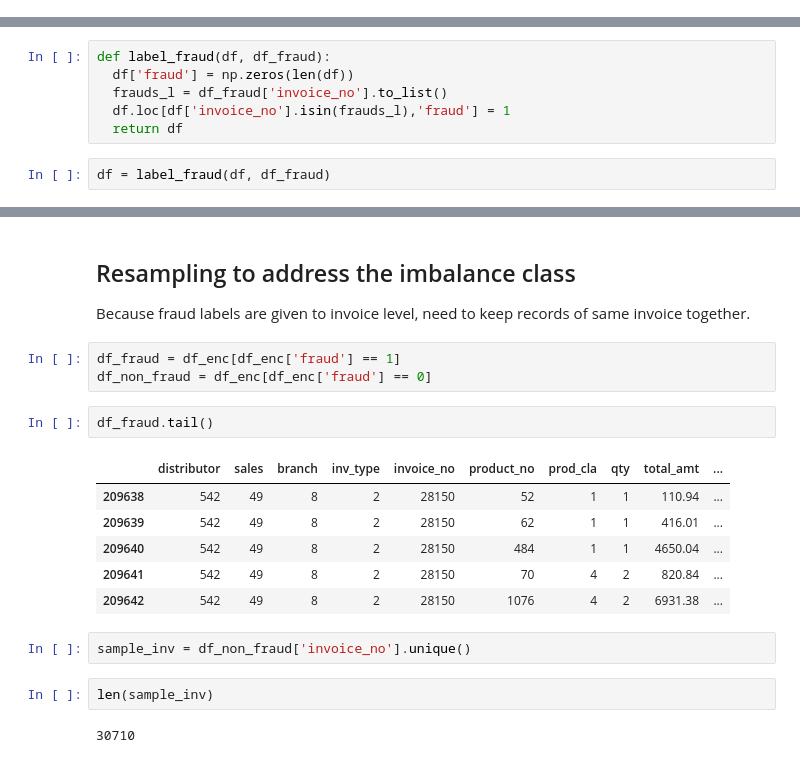
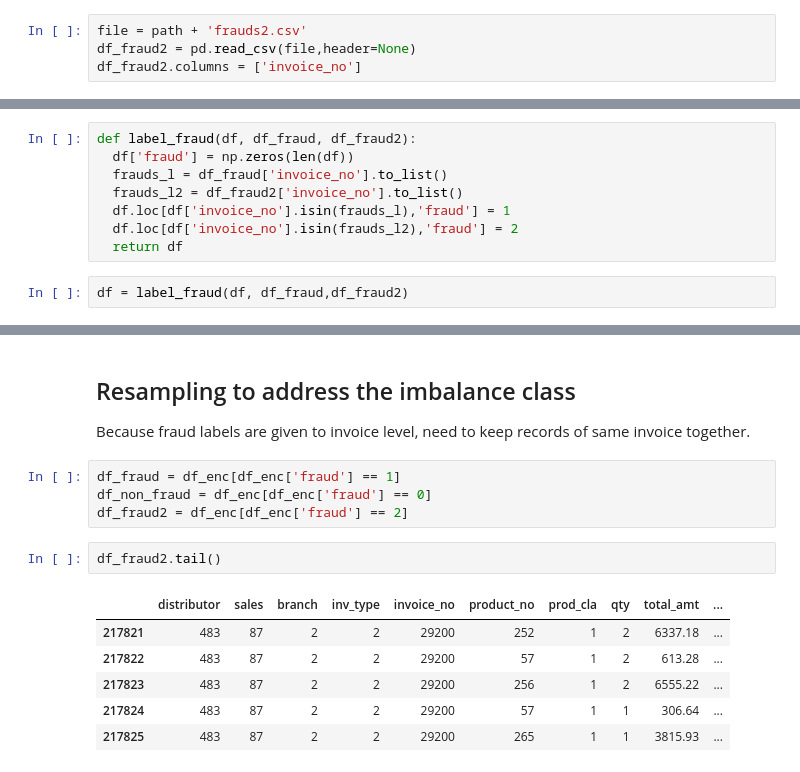
Before and after one commit to ryanhao1115/ML-for-Fraud-Detection, a Jupyter notebook: 4_1_activelearning_ordinal.ipynb, the cells around one changed output, grey strips where cells are left out. Cells and saved outputs as stored; diff of their text form.

```diff
--- a/4_1_activelearning_ordinal.ipynb
+++ b/4_1_activelearning_ordinal.ipynb
@@ -44 +45,5 @@ df_fraud = pd.read_csv(file,header=None)
+# %%
+file = path + 'frauds2.csv'
+df_fraud2 = pd.read_csv(file,header=None)
+df_fraud2.columns = ['invoice_no']
 # %%
@@ -46,11 +65,13 @@ df_fraud.columns = ['invoice_no']
 # %%
-def label_fraud(df, df_fraud):
+def label_fraud(df, df_fraud, df_fraud2):
   df['fraud'] = np.zeros(len(df))
   frauds_l = df_fraud['invoice_no'].to_list()
+  frauds_l2 = df_fraud2['invoice_no'].to_list()
   df.loc[df['invoice_no'].isin(frauds_l),'fraud'] = 1
+  df.loc[df['invoice_no'].isin(frauds_l2),'fraud'] = 2
   return df
 # %%
-df = label_fraud(df, df_fraud)
+df = label_fraud(df, df_fraud,df_fraud2)
 # %%
 df['fraud'].value_counts()
 # %% [output]
@@ -111,18 +133,13 @@ Because fraud labels are given to invoice level, need to keep records of same in
 # %%
 df_fraud = df_enc[df_enc['fraud'] == 1]
 df_non_fraud = df_enc[df_enc['fraud'] == 0]
+df_fraud2 = df_enc[df_enc['fraud'] == 2]
 # %%
-df_fraud.tail()
+df_fraud2.tail()
 # %% [output]
 |  | distributor | sales | branch | inv_type | invoice_no | product_no | prod_cla | qty | total_amt | ... |
-| 209638 | 542 | 49 | 8 | 2 | 28150 | 52 | 1 | 1 | 110.94 | ... |
-| 209639 | 542 | 49 | 8 | 2 | 28150 | 62 | 1 | 1 | 416.01 | ... |
-| 209640 | 542 | 49 | 8 | 2 | 28150 | 484 | 1 | 1 | 4650.04 | ... |
-| 209641 | 542 | 49 | 8 | 2 | 28150 | 70 | 4 | 2 | 820.84 | ... |
-| 209642 | 542 | 49 | 8 | 2 | 28150 | 1076 | 4 | 2 | 6931.38 | ... |
+| 217821 | 483 | 87 | 2 | 2 | 29200 | 252 | 1 | 2 | 6337.18 | ... |
+| 217822 | 483 | 87 | 2 | 2 | 29200 | 57 | 1 | 2 | 613.28 | ... |
+| 217823 | 483 | 87 | 2 | 2 | 29200 | 256 | 1 | 2 | 6555.22 | ... |
+| 217824 | 483 | 87 | 2 | 2 | 29200 | 57 | 1 | 1 | 306.64 | ... |
+| 217825 | 483 | 87 | 2 | 2 | 29200 | 265 | 1 | 1 | 3815.93 | ... |
-# %%
-sample_inv = df_non_fraud['invoice_no'].unique()
-# %%
-len(sample_inv)
-# %% [output]
-30710
```
Also changed, not shown: parts of 7 cells of this notebook.
